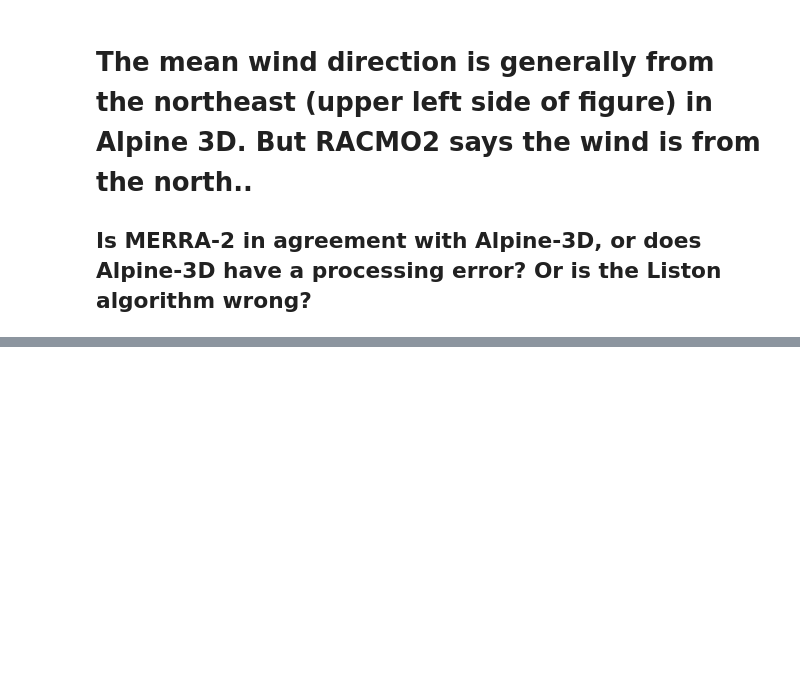
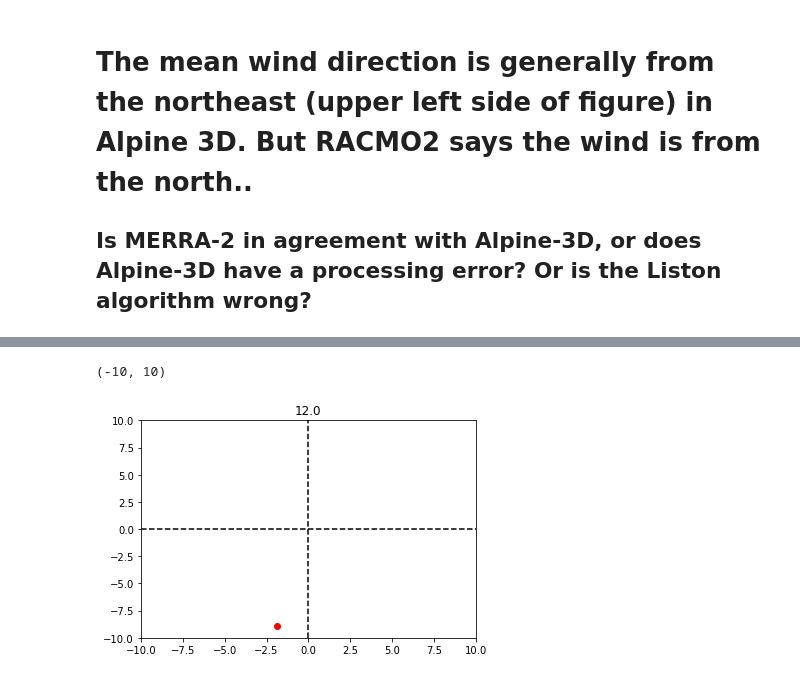
Before and after one commit to EricKeenan/SNOWPACK_WAIS, a Jupyter notebook: analysis/Wind_direction.ipynb, the cells around one changed output, grey strips where cells are left out. Cells and saved outputs as stored; diff of their text form; code cells hidden in the pictures; blank space fills up the shorter version.

```diff
--- a/analysis/Wind_direction.ipynb
+++ b/analysis/Wind_direction.ipynb
@@ -61,0 +67,11 @@ V mean: -2.115665416060877
+# %%
+ind = 0
+plt.plot(U_smet[ind], V_smet[ind], 'ro')
+plt.plot([-10, 10], [0,0], 'k--')
+plt.plot([0, 0], [-10,10], 'k--')
+plt.title(str(DW_smet[ind]))
+plt.xlim([-10, 10])
+plt.ylim([-10, 10])
+# %% [output]
+(-10, 10)
+[figure, added]
```
Also changed, not shown: parts of 6 cells of this notebook, 2 other files.
